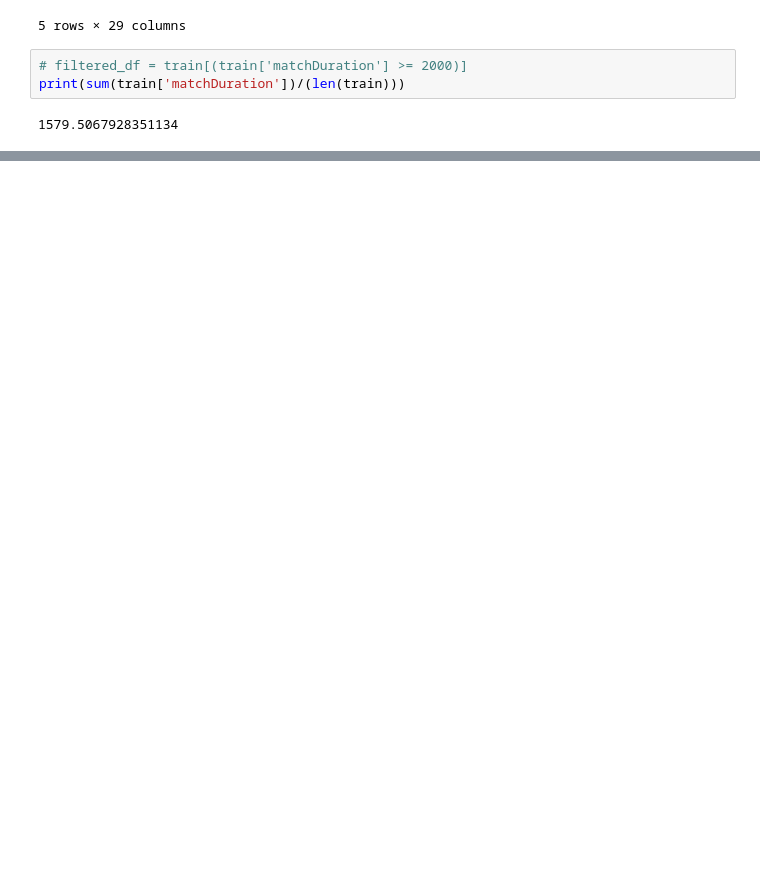
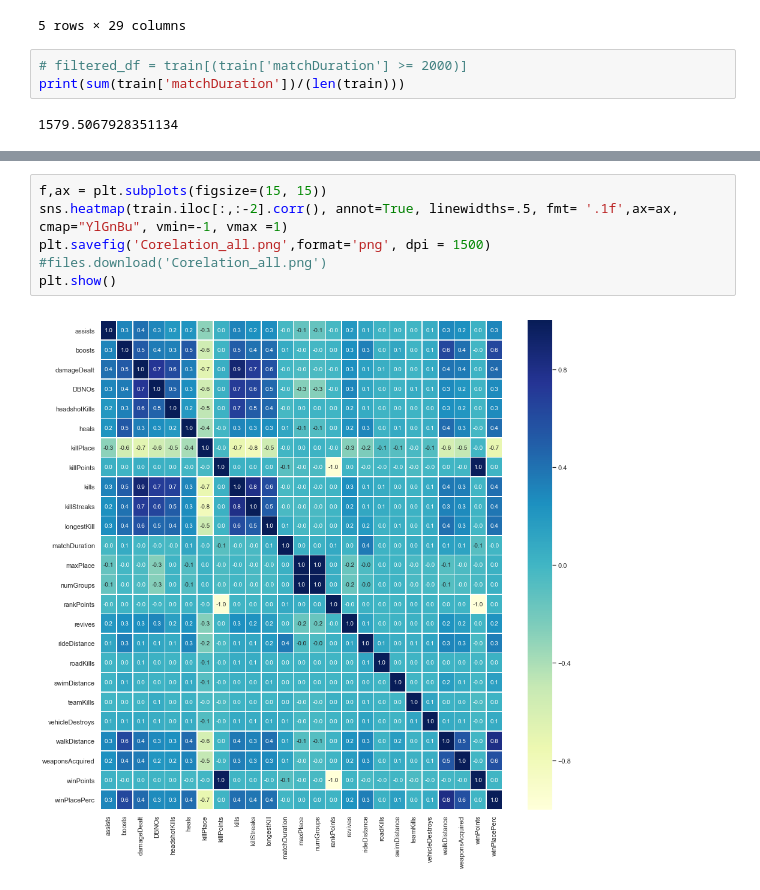
Before and after one commit to AkhilKrishnamurthy/PubG-Predictions, a Jupyter notebook: PubG1.ipynb, the cells around one changed output, grey strips where cells are left out. Drawn from its saved outputs; the diff is of its cells as text; blank space fills up the shorter version.

```diff
--- a/PubG1.ipynb
+++ b/PubG1.ipynb
@@ -92,0 +184,8 @@ def plot_hist1(x, title, noOfBins=50, col="#25203e"):
+# %%
+f,ax = plt.subplots(figsize=(15, 15))
+sns.heatmap(train.iloc[:,:-2].corr(), annot=True, linewidths=.5, fmt= '.1f',ax=ax, cmap="YlGnBu", vmin=-1, vmax =1)
+plt.savefig('Corelation_all.png',format='png', dpi = 1500)
+#files.download('Corelation_all.png')
+plt.show()
+# %% [output]
+[figure, added]
```
Also changed, not shown: parts of 49 cells of this notebook.
